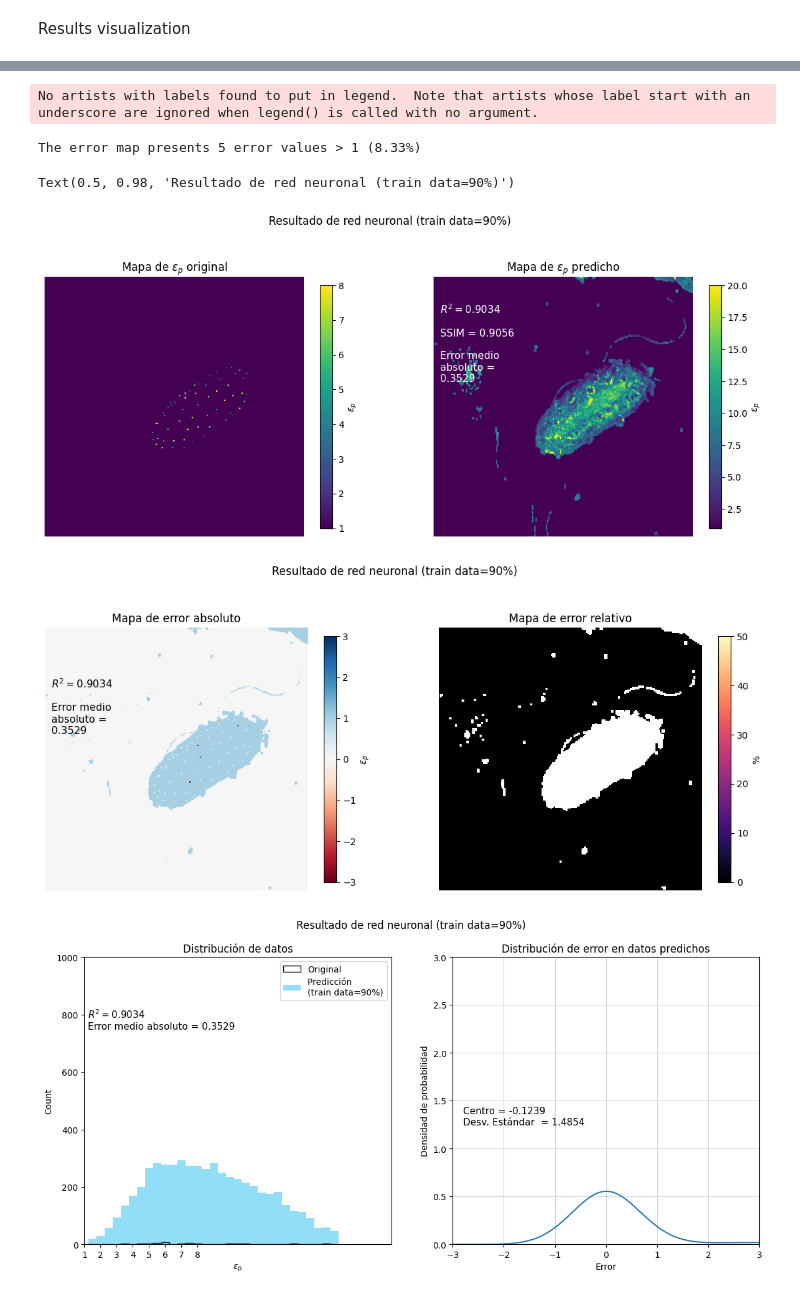
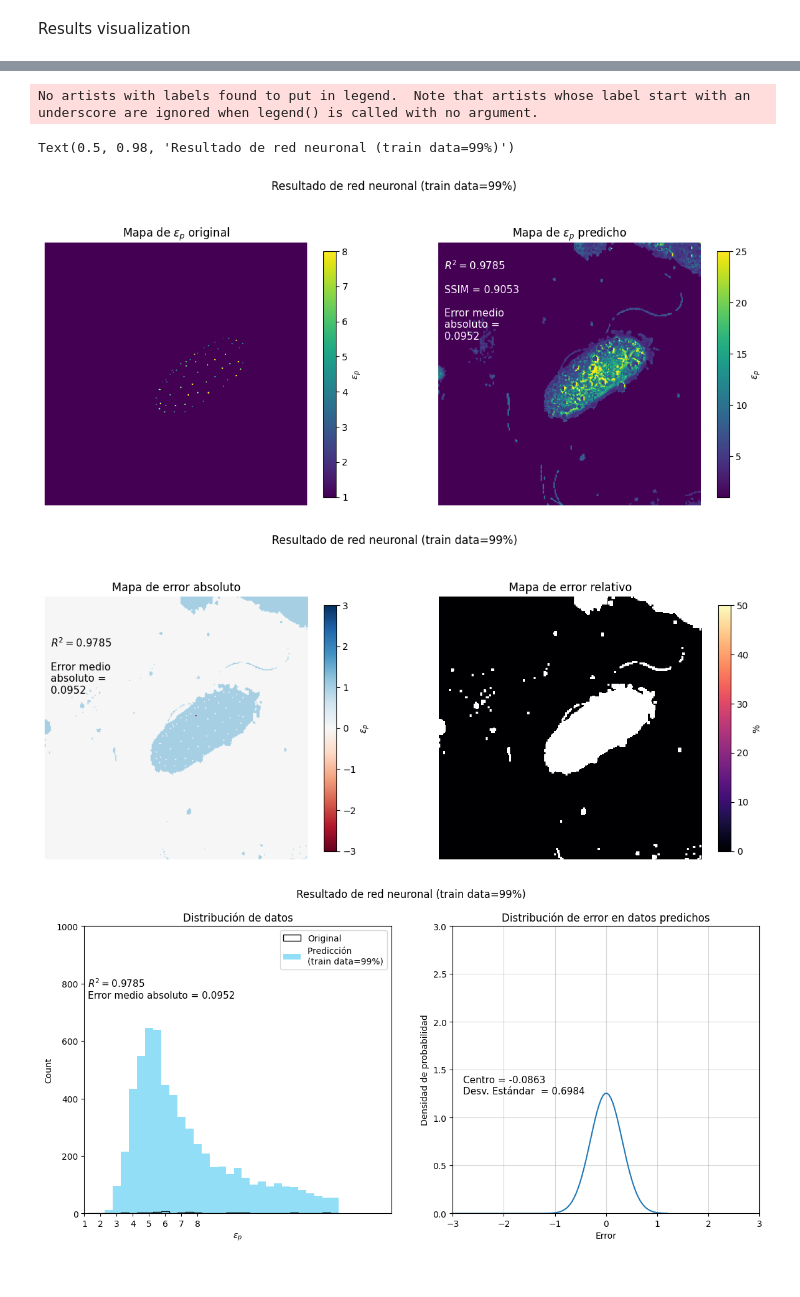
Before and after one commit to mcanoibec/fast_smart_scanning, a Jupyter notebook: work_directory/other_examples/NN_con masks_new_format.ipynb, the cells around one changed output, grey strips where cells are left out. Cells and saved outputs as stored; diff of their text form; code cells hidden in the pictures.

```diff
--- a/work_directory/other_examples/NN_con masks_new_format.ipynb
+++ b/work_directory/other_examples/NN_con masks_new_format.ipynb
@@ -44,10 +44,10 @@ newcmp = ListedColormap(newcolors)
 del black, newcolors, viridis
 # %%
 #Constant Setup
-pctg=90
+pctg=99
 
 
-cutout_size=33
+cutout_size=11
 
 #Graphics (1 to show images, 0 to not)
 kernel_visualization=0
@@ -70,8 +70,8 @@ ref_file=rf"c:\Users\mcano\Code\rawdata\img_data\FHRbact1\Out_GetEpOnpx_2024-4_f
 raw_curves_folder=0
 curves_max_limit=1000
 calibrate_curves=1
-nu_dim=224
 og_dim=256
+nu_dim=256-cutout_size+1
 ref_flip=0
 topo_flip=1
 # %% [markdown]
@@ -453,7 +437,7 @@ ax.set_title("Mapa de $ε_p$ original")
 
 
 ax=fig1.add_subplot(1,2,2)
-pcm=ax.imshow(full_img_roi, vmin=1, vmax=20)
+pcm=ax.imshow(full_img_roi, vmin=1, vmax=25)
 ax.axis("off")
 plt.colorbar(pcm, shrink=0.8, label="$ε_{p}$")
 ax.set_title("Mapa de $ε_p$ predicho")
@@ -520,6 +505,5 @@ fig3.suptitle("Resultado de red neuronal (train data="+str(pctg)+"%)")
 No artists with labels found to put in legend.  Note that artists whose label start with an underscore are ignored when legend() is called with no argument.
-The error map presents 5 error values > 1 (8.33%)
+Text(0.5, 0.98, 'Resultado de red neuronal (train data=99%)')
-Text(0.5, 0.98, 'Resultado de red neuronal (train data=90%)')
-[figure, old version]
+[figure, new version]
-[figure, old version]
+[figure, new version]
-[figure, old version]
+[figure, new version]
```
Also changed, not shown: parts of 7 cells of this notebook.
